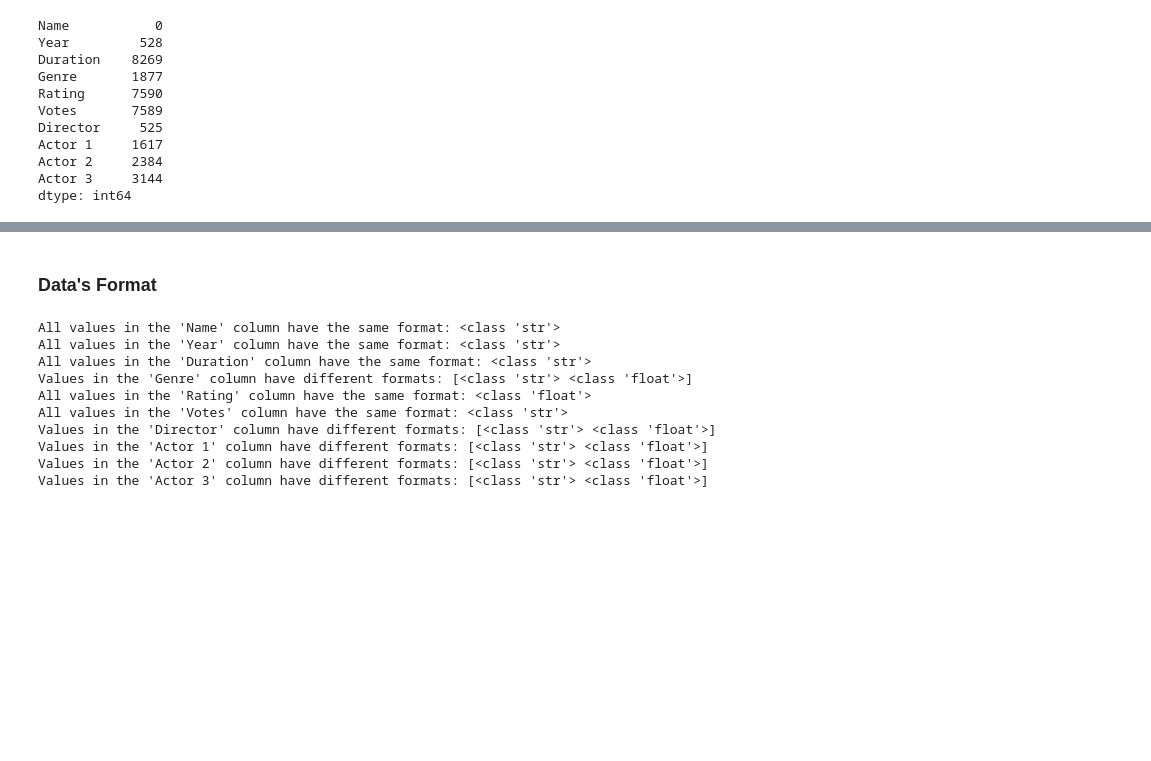
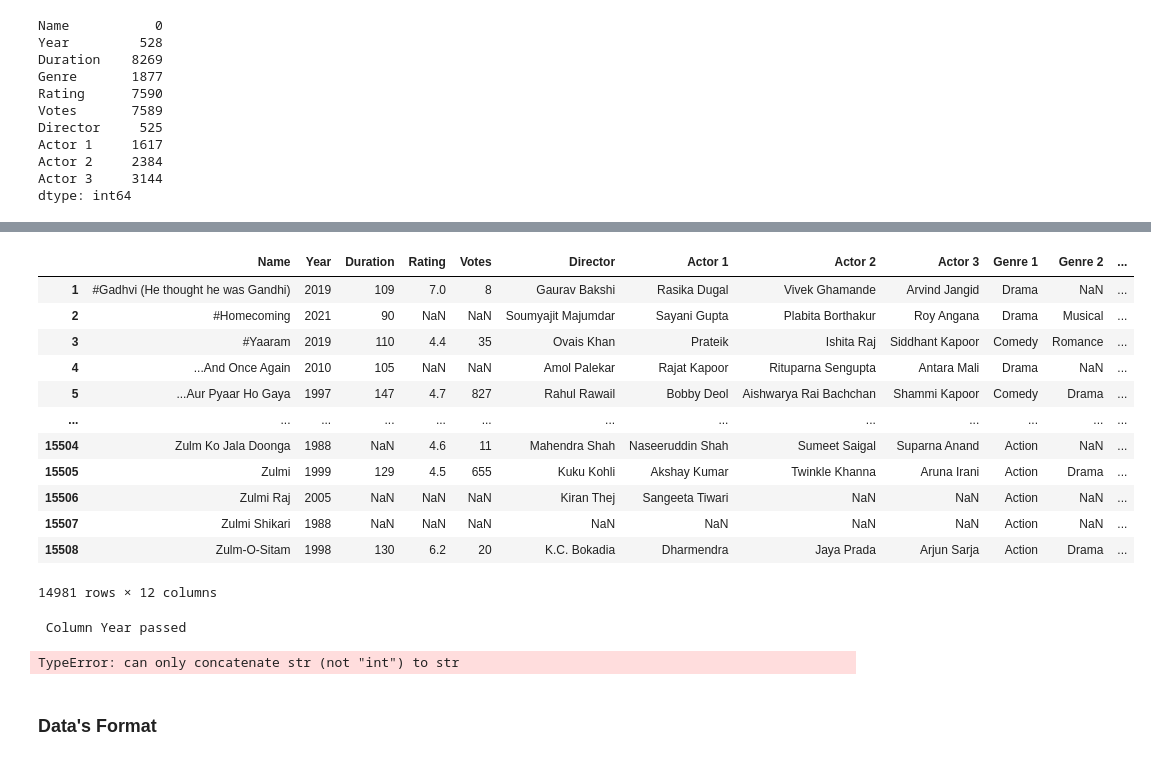
Before and after one commit to ImadElMaftouhi/codsoft, a Jupyter notebook: MOVIE RATING PREDICTION/main.ipynb, the cells around one changed output, grey strips where cells are left out. Drawn from its saved outputs; the diff is of its cells as text; code cells hidden in the pictures; blank space fills up the shorter version.

```diff
--- a/MOVIE RATING PREDICTION/main.ipynb
+++ b/MOVIE RATING PREDICTION/main.ipynb
@@ -138,0 +147,11 @@ We can either transform the dataset by dropping the rows with missing values, or
+# %%
+# Split 'Genre' column into three separate columns
+df[['Genre 1', 'Genre 2', 'Genre 3']] = df['Genre'].str.split(',', expand=True)
+
+# Drop the original 'Genre' column
+df.drop(columns=['Genre'], inplace=True)
+
+# Replace None by NaN
+df['Genre 1'].replace({None: np.nan}, inplace=True)
+df['Genre 2'].replace({None: np.nan}, inplace=True)
+df['Genre 3'].replace({None: np.nan}, inplace=True)
@@ -139,3 +167,38 @@ We can either transform the dataset by dropping the rows with missing values, or
+# %%
+def format_dataset(dataset):
+    dataset.dropna(subset = 'Year', axis = 0 , inplace = True)
+    # Remove parentheses from the 'Year' column and convert to integer
+    dataset['Year'] = dataset['Year'].str.strip('()').astype(int)
+    dataset['Duration'] = dataset['Duration'].str.rstrip(' min')
+    return dataset
+format_dataset(df)
+# %% [output]
+|  | Name | Year | Duration | Rating | Votes | Director | Actor 1 | Actor 2 | Actor 3 | Genre 1 | Genre 2 | ... |
+| 1 | #Gadhvi (He thought he was Gandhi) | 2019 | 109 | 7.0 | 8 | Gaurav Bakshi | Rasika Dugal | Vivek Ghamande | Arvind Jangid | Drama | NaN | ... |
+| 2 | #Homecoming | 2021 | 90 | NaN | NaN | Soumyajit Majumdar | Sayani Gupta | Plabita Borthakur | Roy Angana | Drama | Musical | ... |
+| 3 | #Yaaram | 2019 | 110 | 4.4 | 35 | Ovais Khan | Prateik | Ishita Raj | Siddhant Kapoor | Comedy | Romance | ... |
+| 4 | ...And Once Again | 2010 | 105 | NaN | NaN | Amol Palekar | Rajat Kapoor | Rituparna Sengupta | Antara Mali | Drama | NaN | ... |
+| 5 | ...Aur Pyaar Ho Gaya | 1997 | 147 | 4.7 | 827 | Rahul Rawail | Bobby Deol | Aishwarya Rai Bachchan | Shammi Kapoor | Comedy | Drama | ... |
+| ... | ... | ... | ... | ... | ... | ... | ... | ... | ... | ... | ... | ... |
+| 15504 | Zulm Ko Jala Doonga | 1988 | NaN | 4.6 | 11 | Mahendra Shah | Naseeruddin Shah | Sumeet Saigal | Suparna Anand | Action | NaN | ... |
+| 15505 | Zulmi | 1999 | 129 | 4.5 | 655 | Kuku Kohli | Akshay Kumar | Twinkle Khanna | Aruna Irani | Action | Drama | ... |
+| 15506 | Zulmi Raj | 2005 | NaN | NaN | NaN | Kiran Thej | Sangeeta Tiwari | NaN | NaN | Action | NaN | ... |
+| 15507 | Zulmi Shikari | 1988 | NaN | NaN | NaN | NaN | NaN | NaN | NaN | Action | NaN | ... |
+| 15508 | Zulm-O-Sitam | 1998 | 130 | 6.2 | 20 | K.C. Bokadia | Dharmendra | Jaya Prada | Arjun Sarja | Action | Drama | ... |
+14981 rows × 12 columns
+# %%
+def missing(dataset1):
+    dataset = dataset1.copy()
+    columns = ['Year','Duration','Rating','Votes']
+
+    for a in columns:
+        dataset[a].fillna(dataset[a].mean(), inplace = True)
+        print(f' Column {a} passed')
+    return dataset
+missing(df)
+# %% [output]
+ Column Year passed
+TypeError: can only concatenate str (not "int") to str
 # %%
 df1 = df.copy()
 def missing_values():
@@ -152,14 +215,3 @@ for a in df1.columns:
         print(f"All values in the '{a}' column have the same format: {column_format[0]}")
     else:
         print(f"Values in the '{a}' column have different formats: {column_format}")
-# %% [output]
-All values in the 'Name' column have the same format: <class 'str'>
-All values in the 'Year' column have the same format: <class 'str'>
-All values in the 'Duration' column have the same format: <class 'str'>
-Values in the 'Genre' column have different formats: [<class 'str'> <class 'float'>]
-All values in the 'Rating' column have the same format: <class 'float'>
-All values in the 'Votes' column have the same format: <class 'str'>
-Values in the 'Director' column have different formats: [<class 'str'> <class 'float'>]
-Values in the 'Actor 1' column have different formats: [<class 'str'> <class 'float'>]
-Values in the 'Actor 2' column have different formats: [<class 'str'> <class 'float'>]
-Values in the 'Actor 3' column have different formats: [<class 'str'> <class 'float'>]
```
Also changed, not shown: parts of 6 cells of this notebook.
